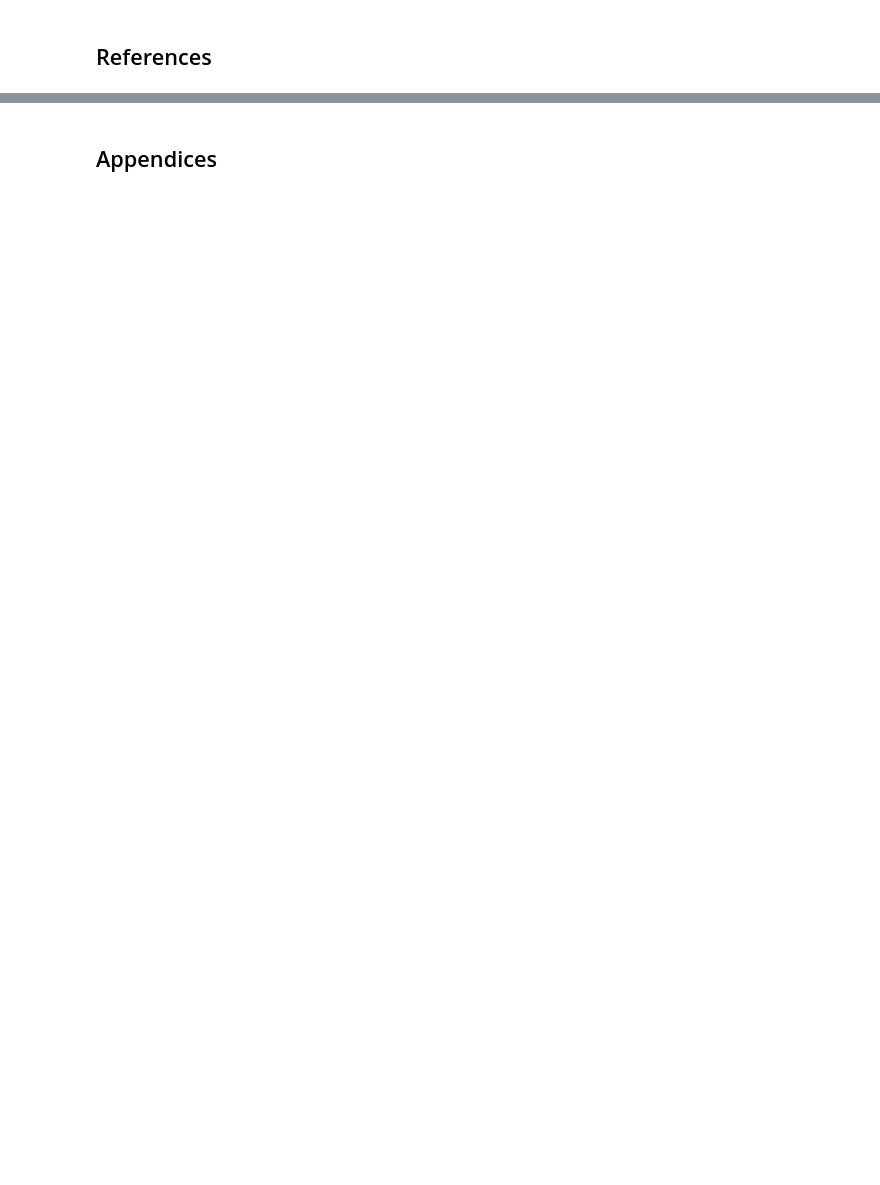
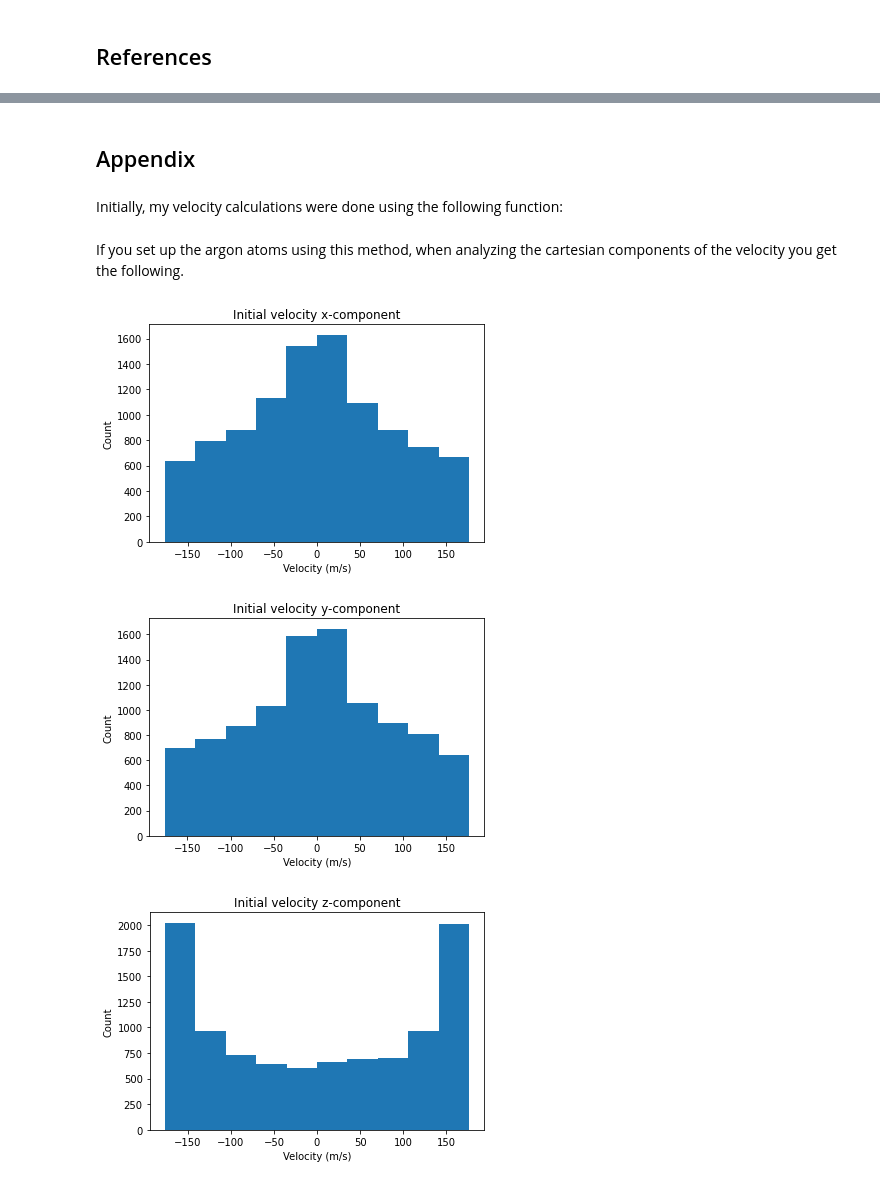
Before and after one commit to bergenkendziorski/moleculardynamics, a Jupyter notebook: Python/Molecular_Dynamics_formatted.ipynb, the cells around one changed output, grey strips where cells are left out. Cells and saved outputs as stored; diff of their text form; code cells hidden in the pictures; blank space fills up the shorter version.

```diff
--- a/Python/Molecular_Dynamics_formatted.ipynb
+++ b/Python/Molecular_Dynamics_formatted.ipynb
@@ -244,2 +265,4 @@ Multiple free online citation generators are available such as <a href="http://w
 # %% [markdown]
-##  Appendices
+## Appendix
+# %% [markdown]
+Initially, my velocity calculations were done using the following function:
@@ -245,0 +282,30 @@ Multiple free online citation generators are available such as <a href="http://w
+# %% [markdown]
+If you set up the argon atoms using this method, when analyzing the cartesian components of the velocity you get the following.
+# %%
+#system setup testing
+temperature = 50
+num_particles = 10000
+
+positions, velocities = system_init(temperature)
+
+plt.hist(velocities[:,0])
+plt.title("Initial velocity x-component")
+plt.xlabel("Velocity (m/s)")
+plt.ylabel("Count")
+plt.show()
+
+plt.hist(velocities[:,1])
+plt.title("Initial velocity y-component")
+plt.xlabel("Velocity (m/s)")
+plt.ylabel("Count")
+plt.show()
+
+plt.hist(velocities[:,2])
+plt.title("Initial velocity z-component")
+plt.xlabel("Velocity (m/s)")
+plt.ylabel("Count")
+plt.show()
+# %% [output]
+[figure, added]
+[figure, added]
+[figure, added]
```
Also changed, not shown: parts of 15 cells of this notebook.
